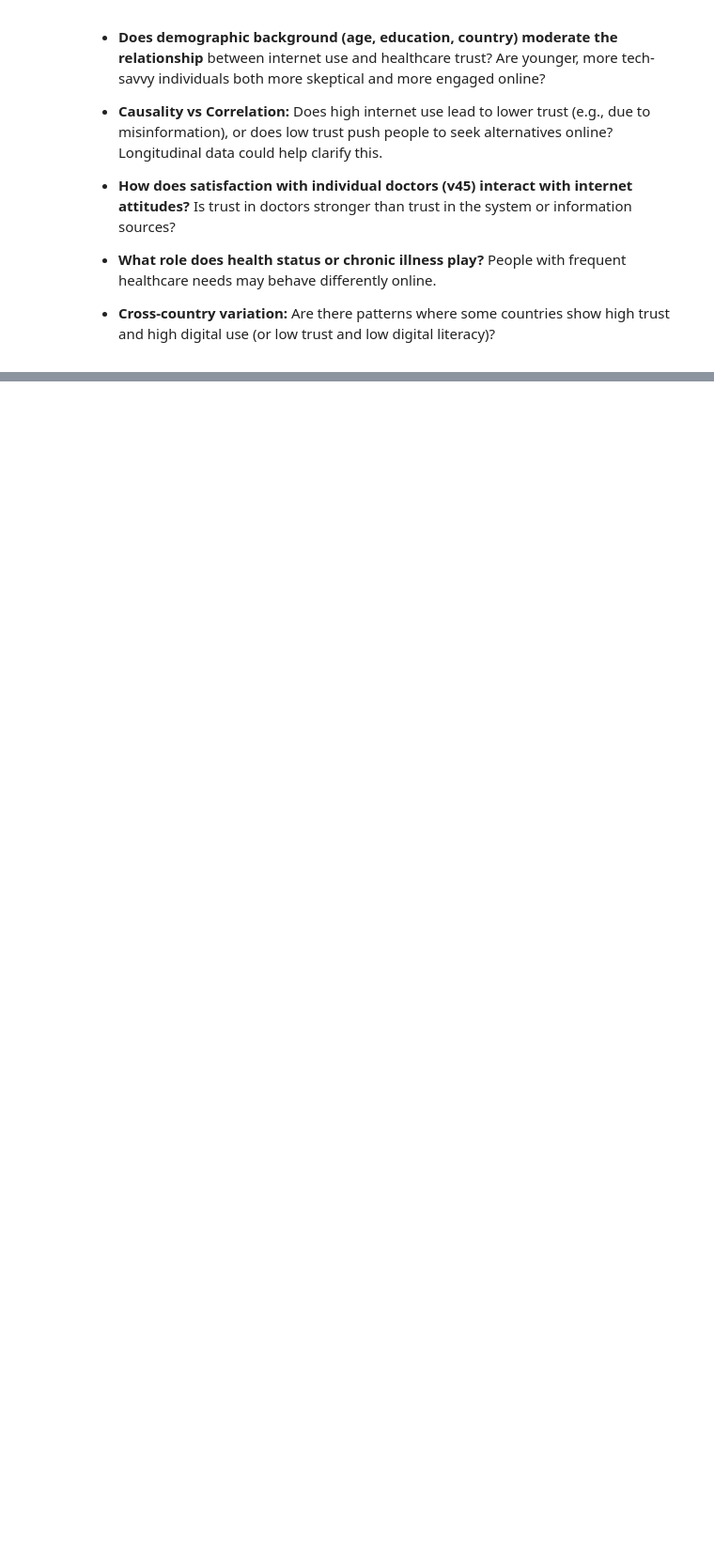
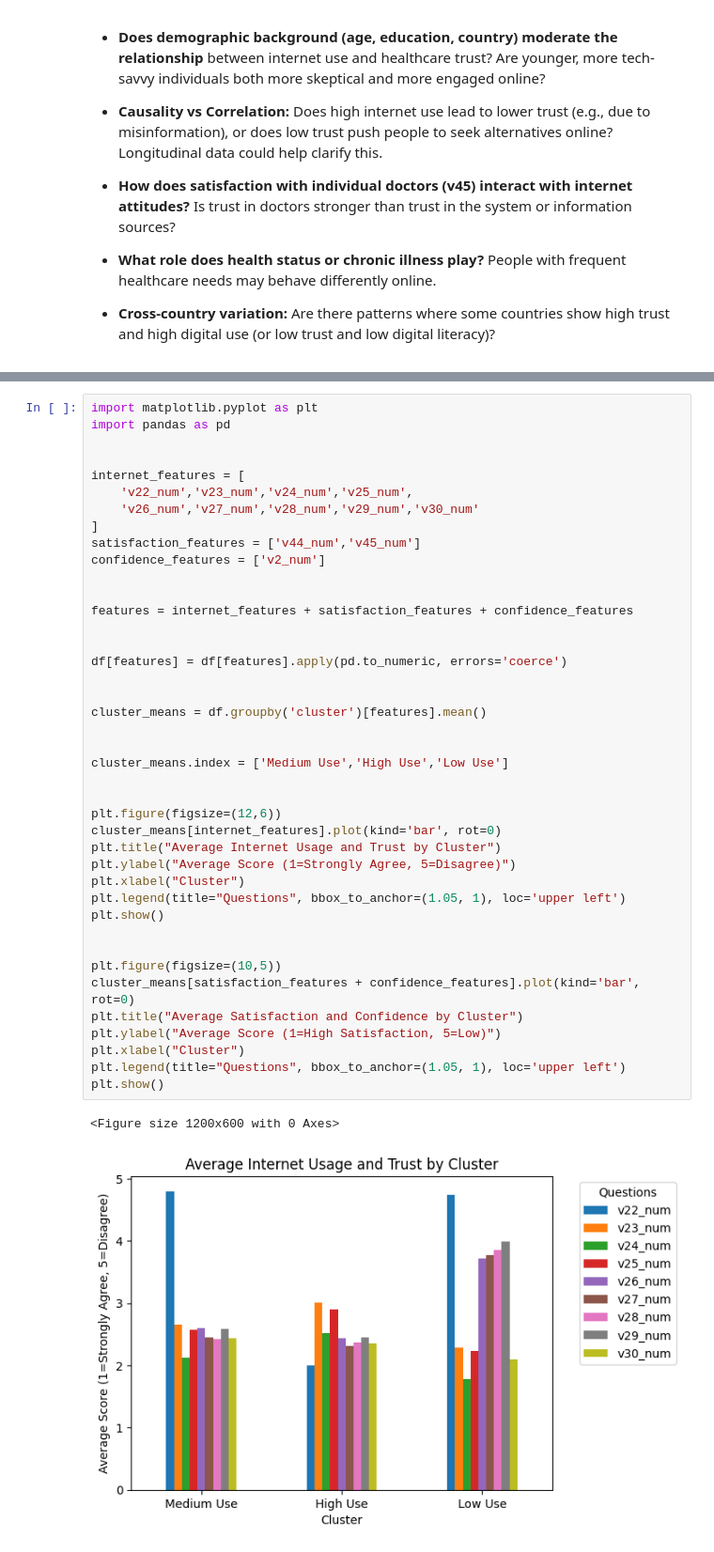
Before and after one commit to yonatanzxc123/ISSP-Health-Data-Analysis, a Jupyter notebook: Digital_Health_Literacy_Analysis.ipynb, the cells around one changed output, grey strips where cells are left out. Shown at 94% size. Saved outputs shown, nothing was run; the diff lists cells and outputs as text; blank space fills up the shorter version.

```diff
--- a/Digital_Health_Literacy_Analysis.ipynb
+++ b/Digital_Health_Literacy_Analysis.ipynb
@@ -392,0 +570,44 @@ Based on our initial findings, several deeper questions emerge:
+# %%
+import matplotlib.pyplot as plt
+import pandas as pd
+
+
+internet_features = [
+    'v22_num','v23_num','v24_num','v25_num',
+    'v26_num','v27_num','v28_num','v29_num','v30_num'
+]
+satisfaction_features = ['v44_num','v45_num']
+confidence_features = ['v2_num']
+
+
+features = internet_features + satisfaction_features + confidence_features
+
+
+df[features] = df[features].apply(pd.to_numeric, errors='coerce')
+
+
+cluster_means = df.groupby('cluster')[features].mean()
+
+
+cluster_means.index = ['Medium Use','High Use','Low Use']
+
+
+plt.figure(figsize=(12,6))
+cluster_means[internet_features].plot(kind='bar', rot=0)
+plt.title("Average Internet Usage and Trust by Cluster")
+plt.ylabel("Average Score (1=Strongly Agree, 5=Disagree)")
+plt.xlabel("Cluster")
+plt.legend(title="Questions", bbox_to_anchor=(1.05, 1), loc='upper left')
+plt.show()
+
+
+plt.figure(figsize=(10,5))
+cluster_means[satisfaction_features + confidence_features].plot(kind='bar', rot=0)
+plt.title("Average Satisfaction and Confidence by Cluster")
+plt.ylabel("Average Score (1=High Satisfaction, 5=Low)")
+plt.xlabel("Cluster")
+plt.legend(title="Questions", bbox_to_anchor=(1.05, 1), loc='upper left')
+plt.show()
+# %% [output]
+<Figure size 1200x600 with 0 Axes>
+[figure, added]
```
Also changed, not shown: parts of 13 cells of this notebook.
